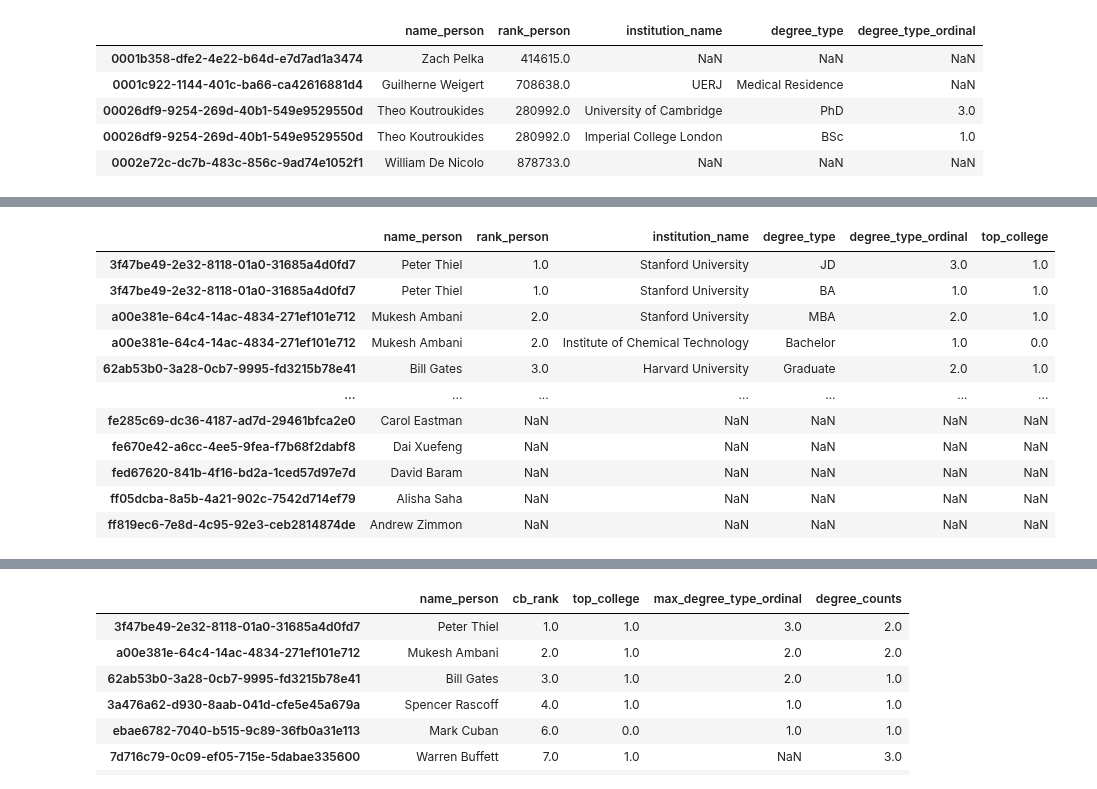
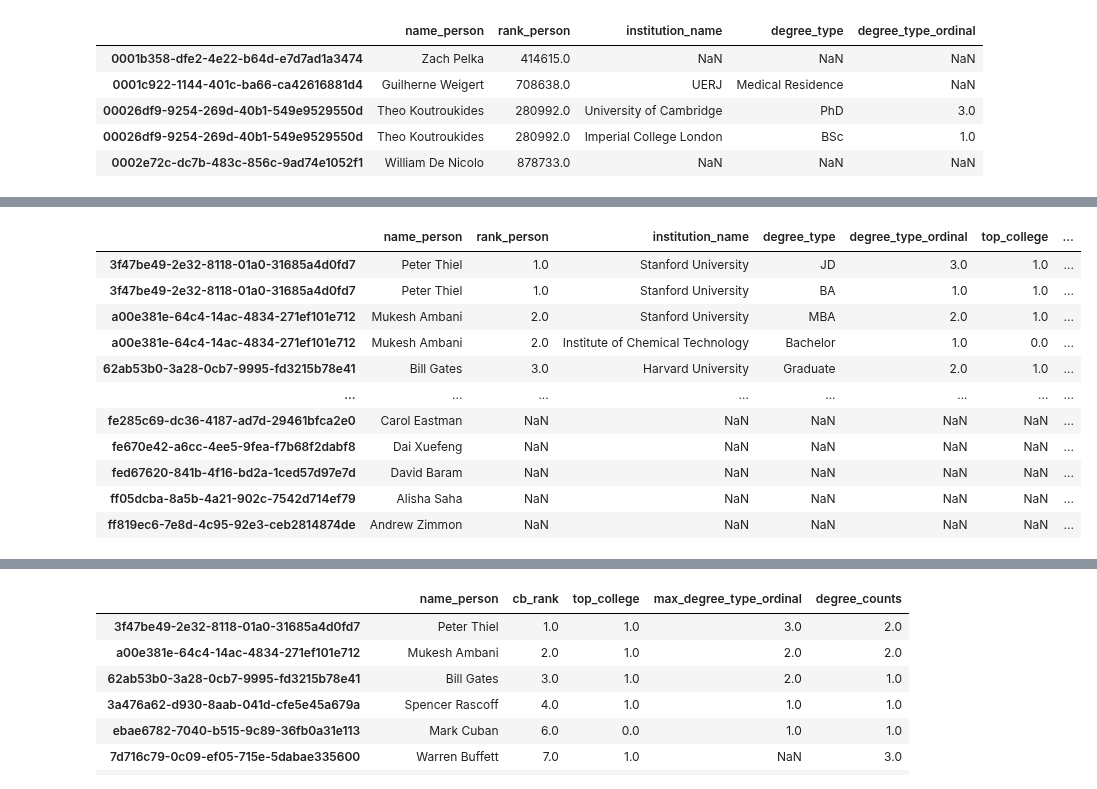
Before and after one commit to siddtheshah/vc_modeling, a Jupyter notebook: founders_features.ipynb, the cells around one changed output, grey strips where cells are left out. Cells and saved outputs as stored; diff of their text form; code cells hidden in the pictures.

```diff
--- a/founders_features.ipynb
+++ b/founders_features.ipynb
@@ -191,50 +215,62 @@ founders_df.head()
 | 00026df9-9254-269d-40b1-549e9529550d | Theo Koutroukides | 280992.0 | Imperial College London | BSc | 1.0 |
 | 0002e72c-dc7b-483c-856c-9ad74e1052f1 | William De Nicolo | 878733.0 | NaN | NaN | NaN |
 # %%
+from collections import defaultdict
+
 top_colleges = [
-  "harvard",
-  "stanford",
-  "massachusetts institute of technology", "mit",
-  "princeton",
-  "yale",
-  "columbia",
-  "california institute of technology", "caltech", "cal-tech",
-  "university of pennsylvania", "upenn", "u-penn",
-  "university of berkeley", "uc berkeley", "ucberkeley", "berkeley",
-  "cornell",
-  "duke",
-  "university of chicago", "uchicago", "u-chicago",
-  "brown",
-  "dartmouth",
-  "university of california los angeles", "ucla", "uc los angeles"
-  "brown",
-  "university of michigan", "umich", "u-michigan", "u-mich", "umichigan",
-  "dartmouth",
-  "georgia institute of technology", "georgia tech",
-  "carnegie mellon", "cmu",
-  "rice",
-  "new york university", "nyu",
+  {"label": "Harvard", "tags": ["harvard"]},
+  {"label": "Stanford", "tags": ["stanford"]},
+  {"label": "MIT", "tags": ["massachusetts institute of technology", "mit"]},
+  {"label": "Princeton", "tags": ["princeton"]},
+  {"label": "Yale", "tags": ["yale"]},
+  {"label": "Columbia", "tags": ["columbia"]},
+  {"label": "CalTech", "tags": ["california institute of technology", "caltech", "cal-tech"]},
+  {"label": "UPenn", "tags": ["university of pennsylvania", "upenn", "u-penn"]},
+  {"label": "Berkeley", "tags": ["university of berkeley", "uc berkeley", "ucberkeley", "berkeley"]},
+  {"label": "Cornell", "tags": ["cornell"]},
+  {"label": "Duke", "tags": ["duke"]},
+  {"label": "UChicago", "tags": ["university of chicago", "uchicago", "u-chicago"]},
+  {"label": "Brown", "tags": ["brown"]},
+  {"label": "Dartmouth", "tags": ["dartmouth"]},
+  {"label": "UCLA", "tags": ["university of california los angeles", "ucla", "uc los angeles"]},
+  {"label": "UMichigan", "tags": ["university of michigan", "umich", "u-michigan", "u-mich", "umichigan"]},
+  {"label": "Georgia Tech", "tags": ["georgia institute of technology", "georgia tech"]},
+  {"label": "Carnegie Mellon", "tags": ["carnegie mellon", "cmu"]},
+  {"label": "Rice", "tags": ["rice"]},
+  {"label": "NYU", "tags": ["new york university", "nyu"]},
 
   # international
-  "oxford",
-  "cambridge",
-  "indian institute of technology", "iit",
-  "tsinghua",
-  "swiss federal",
-  "imperial college",
-  "university college london", "ucl"
+  {"label": "Oxford", "tags": ["oxford"]},
+  {"label": "Cambridge", "tags": ["cambridge"]},
+  {"label": "IIT", "tags": ["indian institute of technology", "iit"]},
+  {"label": "Tsinghua", "tags": ["tsinghua"]},
+  {"label": "Swiss Federal", "tags": ["swiss federal"]},
+  {"label": "Imperial College", "tags": ["imperial college"]},
+  {"label": "UCL", "tags": ["university college london", "ucl"]}
 ]
 
 def is_top_college(school_name):
   if not isinstance(school_name, str):
     return None
   school_name_cleaned = school_name.lower().strip()
-  for tc in top_colleges:
-    if school_name_cleaned.find(tc) > -1:
-      return 1
+  for college in top_colleges:
+    for tag in college["tags"]:
+      if school_name_cleaned.find(tag) > -1:
+        return 1
   return 0
 
+def top_college_label(school_name):
+  if not isinstance(school_name, str):
+    return None
+  school_name_cleaned = school_name.lower().strip()
+  for college in top_colleges:
+    for tag in college["tags"]:
+      if school_name_cleaned.find(tag) > -1:
+        return college["label"]
+  return None
+
 founders_df["top_college"] = founders_df.apply(lambda row: is_top_college(row["institution_name"]), axis=1)
+founders_df["top_college_label"] = founders_df.apply(lambda row: top_college_label(row["institution_name"]), axis=1)
 founders_df.sort_values(by="rank_person")
 # %% [output]
 A value is trying to be set on a copy of a slice from a DataFrame.
@@ -244,12 +284,12 @@ See the caveats in the documentation: https://pandas.pydata.org/pandas-docs/stab
-|  | name_person | rank_person | institution_name | degree_type | degree_type_ordinal | top_college |
-| 3f47be49-2e32-8118-01a0-31685a4d0fd7 | Peter Thiel | 1.0 | Stanford University | JD | 3.0 | 1.0 |
-| 3f47be49-2e32-8118-01a0-31685a4d0fd7 | Peter Thiel | 1.0 | Stanford University | BA | 1.0 | 1.0 |
-| a00e381e-64c4-14ac-4834-271ef101e712 | Mukesh Ambani | 2.0 | Stanford University | MBA | 2.0 | 1.0 |
-| a00e381e-64c4-14ac-4834-271ef101e712 | Mukesh Ambani | 2.0 | Institute of Chemical Technology | Bachelor | 1.0 | 0.0 |
-| 62ab53b0-3a28-0cb7-9995-fd3215b78e41 | Bill Gates | 3.0 | Harvard University | Graduate | 2.0 | 1.0 |
-| ... | ... | ... | ... | ... | ... | ... |
-| fe285c69-dc36-4187-ad7d-29461bfca2e0 | Carol Eastman | NaN | NaN | NaN | NaN | NaN |
-| fe670e42-a6cc-4ee5-9fea-f7b68f2dabf8 | Dai Xuefeng | NaN | NaN | NaN | NaN | NaN |
-| fed67620-841b-4f16-bd2a-1ced57d97e7d | David Baram | NaN | NaN | NaN | NaN | NaN |
-| ff05dcba-8a5b-4a21-902c-7542d714ef79 | Alisha Saha | NaN | NaN | NaN | NaN | NaN |
-| ff819ec6-7e8d-4c95-92e3-ceb2814874de | Andrew Zimmon | NaN | NaN | NaN | NaN | NaN |
+|  | name_person | rank_person | institution_name | degree_type | degree_type_ordinal | top_college | ... |
+| 3f47be49-2e32-8118-01a0-31685a4d0fd7 | Peter Thiel | 1.0 | Stanford University | JD | 3.0 | 1.0 | ... |
+| 3f47be49-2e32-8118-01a0-31685a4d0fd7 | Peter Thiel | 1.0 | Stanford University | BA | 1.0 | 1.0 | ... |
+| a00e381e-64c4-14ac-4834-271ef101e712 | Mukesh Ambani | 2.0 | Stanford University | MBA | 2.0 | 1.0 | ... |
+| a00e381e-64c4-14ac-4834-271ef101e712 | Mukesh Ambani | 2.0 | Institute of Chemical Technology | Bachelor | 1.0 | 0.0 | ... |
+| 62ab53b0-3a28-0cb7-9995-fd3215b78e41 | Bill Gates | 3.0 | Harvard University | Graduate | 2.0 | 1.0 | ... |
+| ... | ... | ... | ... | ... | ... | ... | ... |
+| fe285c69-dc36-4187-ad7d-29461bfca2e0 | Carol Eastman | NaN | NaN | NaN | NaN | NaN | ... |
+| fe670e42-a6cc-4ee5-9fea-f7b68f2dabf8 | Dai Xuefeng | NaN | NaN | NaN | NaN | NaN | ... |
+| fed67620-841b-4f16-bd2a-1ced57d97e7d | David Baram | NaN | NaN | NaN | NaN | NaN | ... |
+| ff05dcba-8a5b-4a21-902c-7542d714ef79 | Alisha Saha | NaN | NaN | NaN | NaN | NaN | ... |
+| ff819ec6-7e8d-4c95-92e3-ceb2814874de | Andrew Zimmon | NaN | NaN | NaN | NaN | NaN | ... |
```
Also changed, not shown: parts of 8 cells of this notebook.
